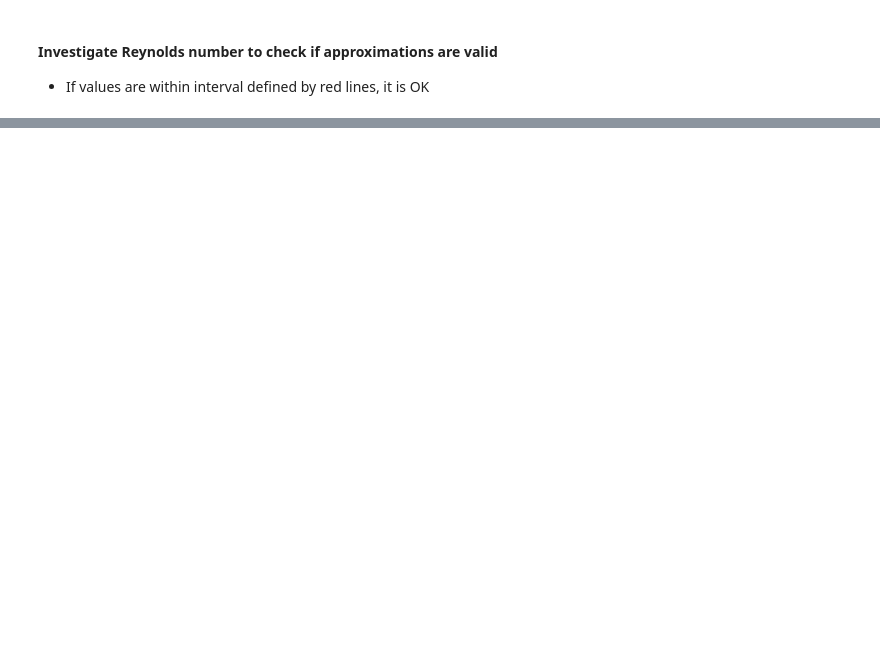
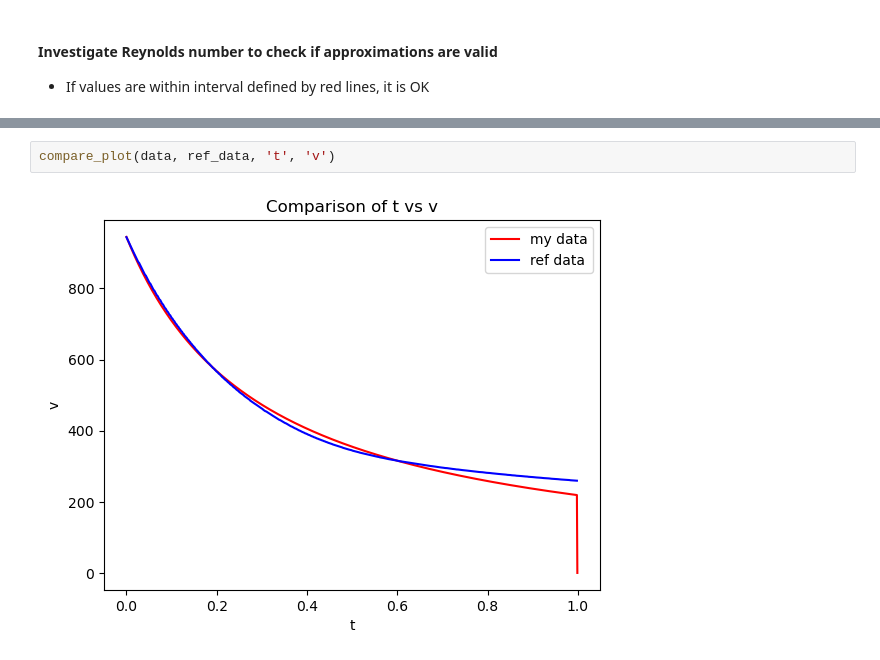
Before and after one commit to RikardMartin/ballistics, a Jupyter notebook: balcalc_2.ipynb, the cells around one changed output, grey strips where cells are left out. Drawn from its saved outputs; the diff is of its cells as text; blank space fills up the shorter version.

```diff
--- a/balcalc_2.ipynb
+++ b/balcalc_2.ipynb
@@ -72,0 +255,4 @@ d/dt vy(t) = -(Csin(theta)v^2-mg)/m
+# %%
+compare_plot(data, ref_data, 't', 'v')
+# %% [output]
+[figure, added]
```
Also changed, not shown: parts of 14 cells of this notebook, 7 other files.
